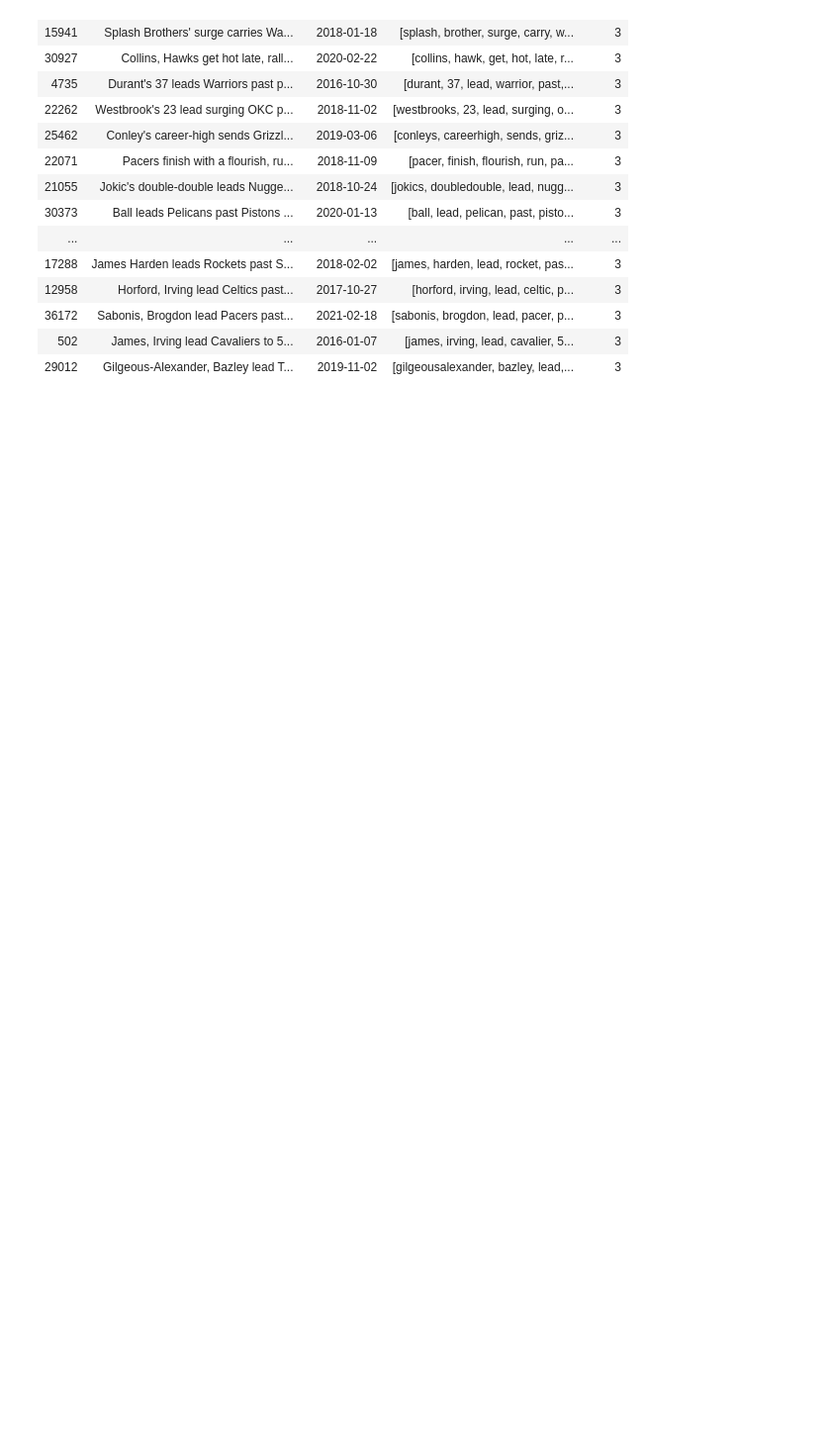
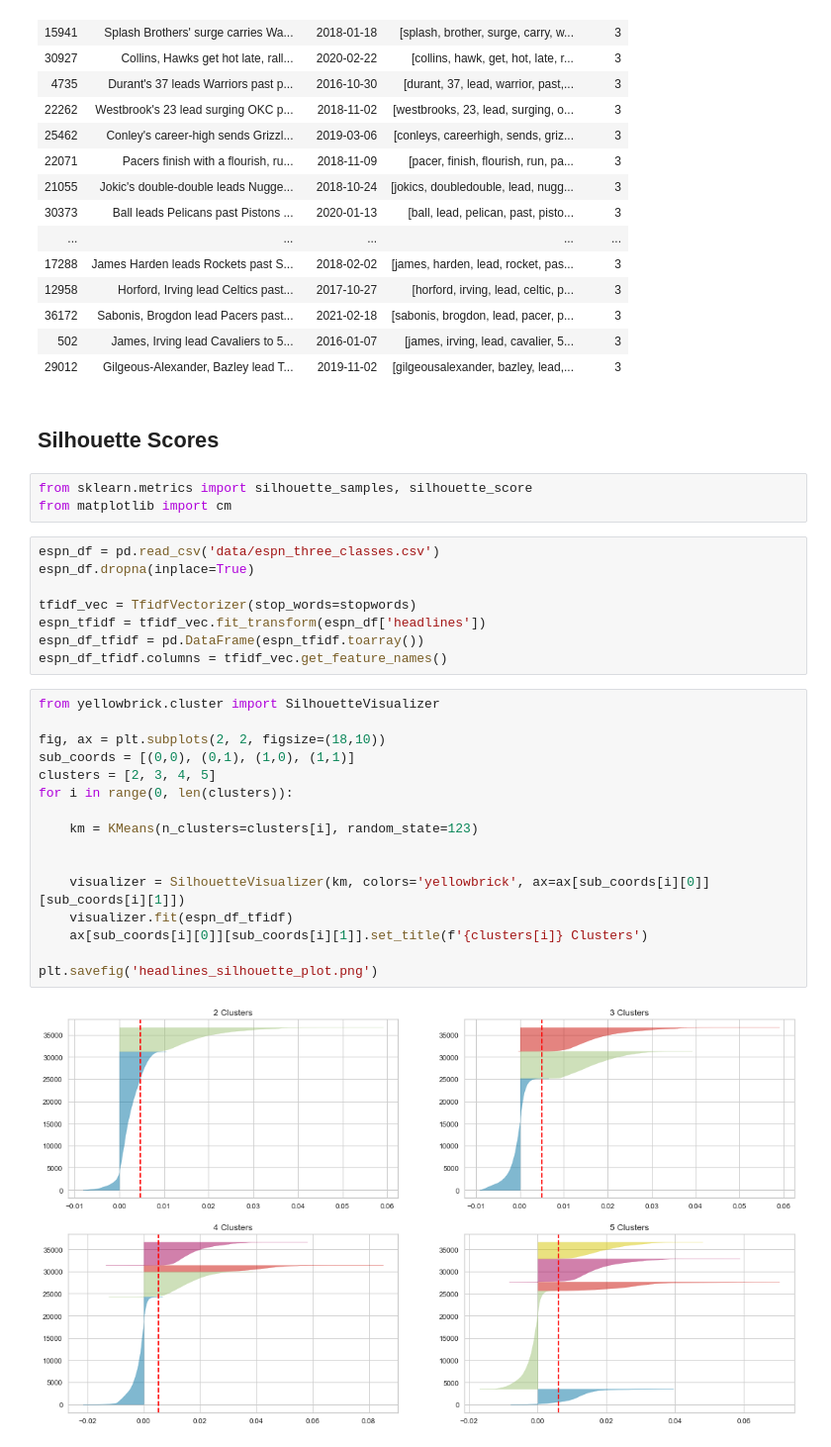
Before and after one commit to jeremy-lee93/capstone-project, a Jupyter notebook: webscraping_headlines.ipynb, the cells around one changed output. Shown at 99% size. Cells and saved outputs as stored; diff of their text form; blank space fills up the shorter version.

Commit message:
moved files, created silhouette plots

```diff
--- a/webscraping_headlines.ipynb
+++ b/webscraping_headlines.ipynb
@@ -1576,3 +1582,34 @@ espn_four.loc[espn_four['labels'] == 3].sample(n=100, random_state=42)
 | 36172 | Sabonis, Brogdon lead Pacers past... | 2021-02-18 | [sabonis, brogdon, lead, pacer, p... | 3 |
 | 502 | James, Irving lead Cavaliers to 5... | 2016-01-07 | [james, irving, lead, cavalier, 5... | 3 |
 | 29012 | Gilgeous-Alexander, Bazley lead T... | 2019-11-02 | [gilgeousalexander, bazley, lead,... | 3 |
+# %% [markdown]
+## Silhouette Scores
+# %%
+from sklearn.metrics import silhouette_samples, silhouette_score
+from matplotlib import cm
+# %%
+espn_df = pd.read_csv('data/espn_three_classes.csv')
+espn_df.dropna(inplace=True)
+
+tfidf_vec = TfidfVectorizer(stop_words=stopwords)
+espn_tfidf = tfidf_vec.fit_transform(espn_df['headlines'])
+espn_df_tfidf = pd.DataFrame(espn_tfidf.toarray())
+espn_df_tfidf.columns = tfidf_vec.get_feature_names()
+# %%
+from yellowbrick.cluster import SilhouetteVisualizer
+
+fig, ax = plt.subplots(2, 2, figsize=(18,10))
+sub_coords = [(0,0), (0,1), (1,0), (1,1)]
+clusters = [2, 3, 4, 5]
+for i in range(0, len(clusters)):
+
+    km = KMeans(n_clusters=clusters[i], random_state=123)
+
+
+    visualizer = SilhouetteVisualizer(km, colors='yellowbrick', ax=ax[sub_coords[i][0]][sub_coords[i][1]])
+    visualizer.fit(espn_df_tfidf)
+    ax[sub_coords[i][0]][sub_coords[i][1]].set_title(f'{clusters[i]} Clusters')
+
+plt.savefig('headlines_silhouette_plot.png')
+# %% [output]
+[figure, added]
```
Also changed, not shown: parts of 6 cells of this notebook, 20 other files.
